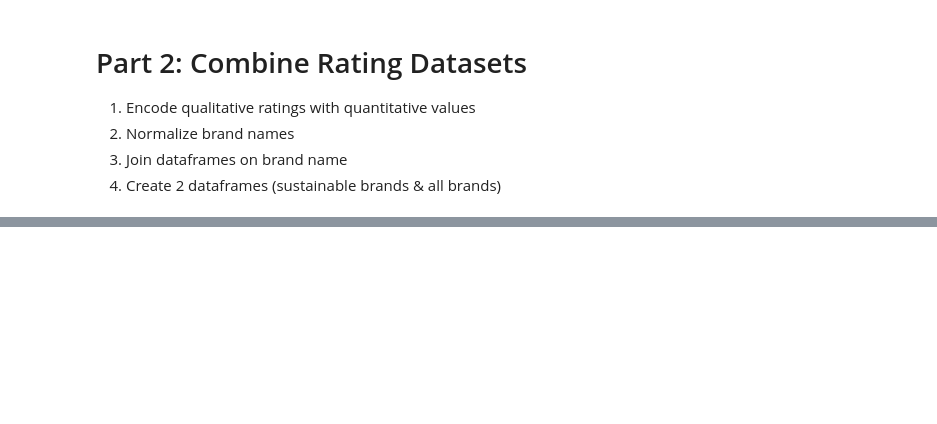
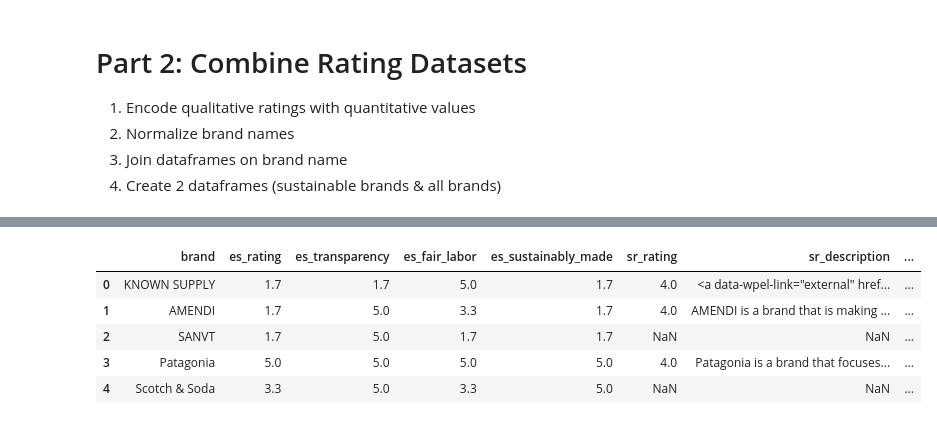
Before and after one commit to meganjchiang/fashionfootprint, a Jupyter notebook: code/combine_ratings.ipynb, the cells around one changed output, grey strips where cells are left out. Cells and saved outputs as stored; diff of their text form; code cells hidden in the pictures; blank space fills up the shorter version.

```diff
--- a/code/combine_ratings.ipynb
+++ b/code/combine_ratings.ipynb
@@ -135,0 +420,14 @@ sustainable_review_df.to_csv('../data/sustainable_review_ratings.csv')
+# %%
+# reorder columns
+columns = list(all_brand_ratings.columns)
+columns.insert(0, columns.pop(columns.index('brand')))
+all_brand_ratings = all_brand_ratings.loc[:, columns]
+
+all_brand_ratings.head(5)
+# %% [output]
+|  | brand | es_rating | es_transparency | es_fair_labor | es_sustainably_made | sr_rating | sr_description | ... |
+| 0 | KNOWN SUPPLY | 1.7 | 1.7 | 5.0 | 1.7 | 4.0 | <a data-wpel-link="external" href... | ... |
+| 1 | AMENDI | 1.7 | 5.0 | 3.3 | 1.7 | 4.0 | AMENDI is a brand that is making ... | ... |
+| 2 | SANVT | 1.7 | 5.0 | 1.7 | 1.7 | NaN | NaN | ... |
+| 3 | Patagonia | 5.0 | 5.0 | 5.0 | 5.0 | 4.0 | Patagonia is a brand that focuses... | ... |
+| 4 | Scotch & Soda | 3.3 | 5.0 | 3.3 | 5.0 | NaN | NaN | ... |
```
Also changed, not shown: parts of 27 cells of this notebook, 3 other files.
